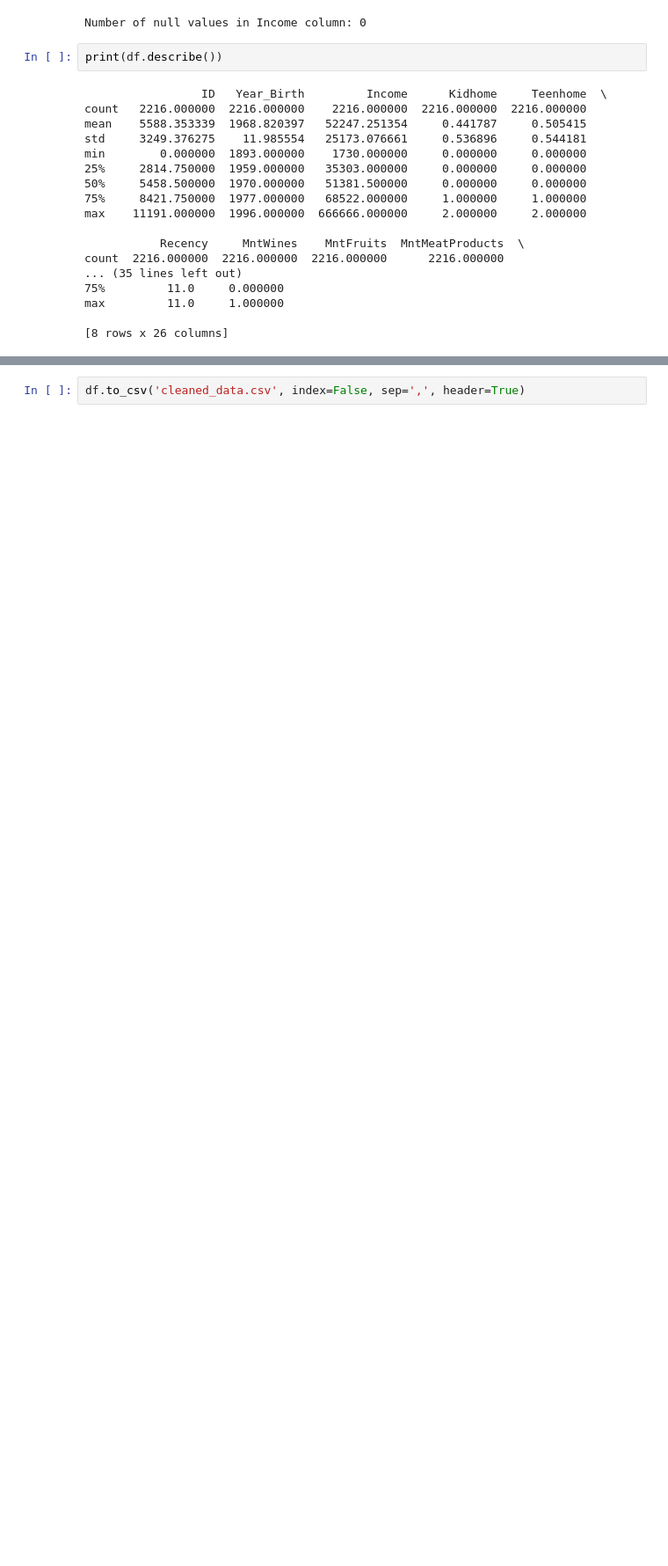
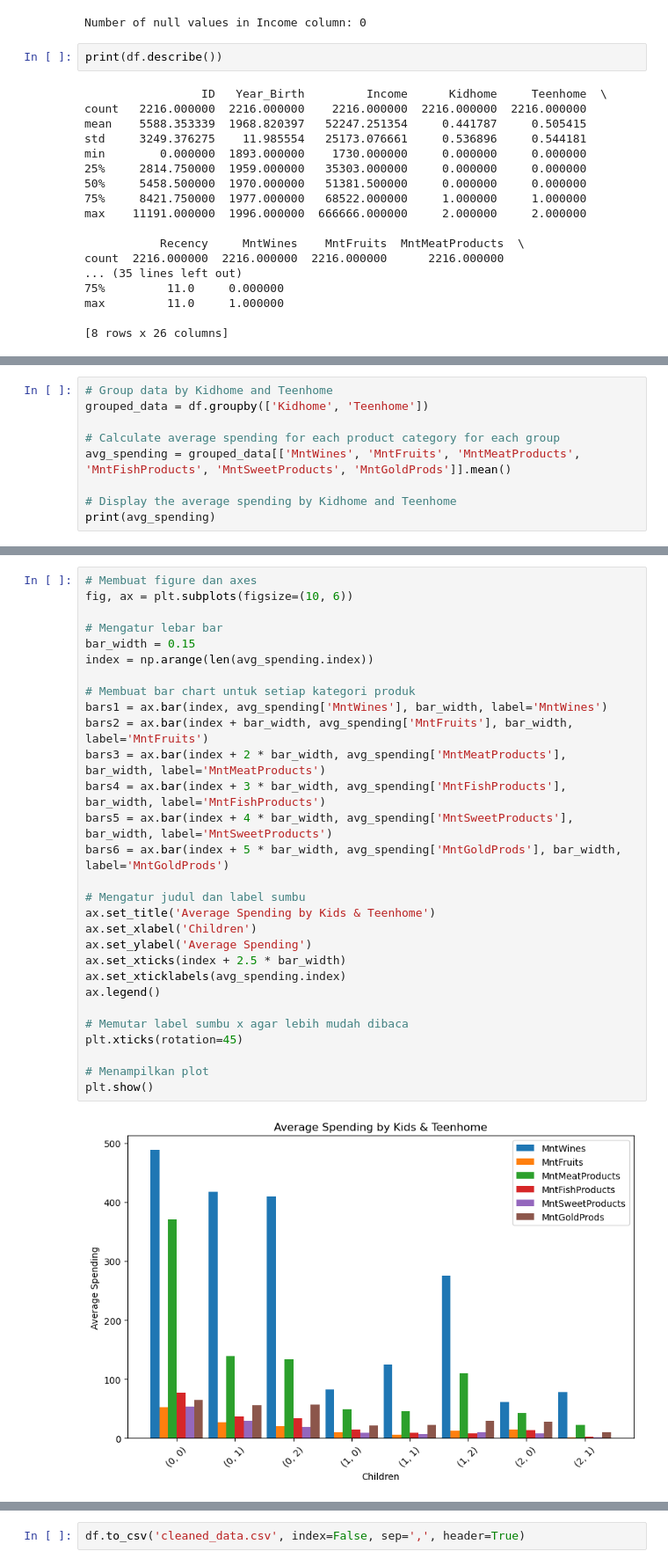
Before and after one commit to Riverroll/PurwadhikaCapstone2, a Jupyter notebook: Cap.ipynb, the cells around one changed output, grey strips where cells are left out. Shown at 88% size. Saved outputs shown, nothing was run; the diff lists cells and outputs as text; blank space fills up the shorter version.

```diff
--- a/Cap.ipynb
+++ b/Cap.ipynb
@@ -173,0 +380,9 @@ max         11.0     1.000000
+# %%
+# Group data by Kidhome and Teenhome
+grouped_data = df.groupby(['Kidhome', 'Teenhome'])
+
+# Calculate average spending for each product category for each group
+avg_spending = grouped_data[['MntWines', 'MntFruits', 'MntMeatProducts', 'MntFishProducts', 'MntSweetProducts', 'MntGoldProds']].mean()
+
+# Display the average spending by Kidhome and Teenhome
+print(avg_spending)
@@ -173,0 +407,31 @@ max         11.0     1.000000
+# %%
+# Membuat figure dan axes
+fig, ax = plt.subplots(figsize=(10, 6))
+
+# Mengatur lebar bar
+bar_width = 0.15
+index = np.arange(len(avg_spending.index))
+
+# Membuat bar chart untuk setiap kategori produk
+bars1 = ax.bar(index, avg_spending['MntWines'], bar_width, label='MntWines')
+bars2 = ax.bar(index + bar_width, avg_spending['MntFruits'], bar_width, label='MntFruits')
+bars3 = ax.bar(index + 2 * bar_width, avg_spending['MntMeatProducts'], bar_width, label='MntMeatProducts')
+bars4 = ax.bar(index + 3 * bar_width, avg_spending['MntFishProducts'], bar_width, label='MntFishProducts')
+bars5 = ax.bar(index + 4 * bar_width, avg_spending['MntSweetProducts'], bar_width, label='MntSweetProducts')
+bars6 = ax.bar(index + 5 * bar_width, avg_spending['MntGoldProds'], bar_width, label='MntGoldProds')
+
+# Mengatur judul dan label sumbu
+ax.set_title('Average Spending by Kids & Teenhome')
+ax.set_xlabel('Children')
+ax.set_ylabel('Average Spending')
+ax.set_xticks(index + 2.5 * bar_width)
+ax.set_xticklabels(avg_spending.index)
+ax.legend()
+
+# Memutar label sumbu x agar lebih mudah dibaca
+plt.xticks(rotation=45)
+
+# Menampilkan plot
+plt.show()
+# %% [output]
+[figure, added]
```
Also changed, not shown: parts of 17 cells of this notebook.
